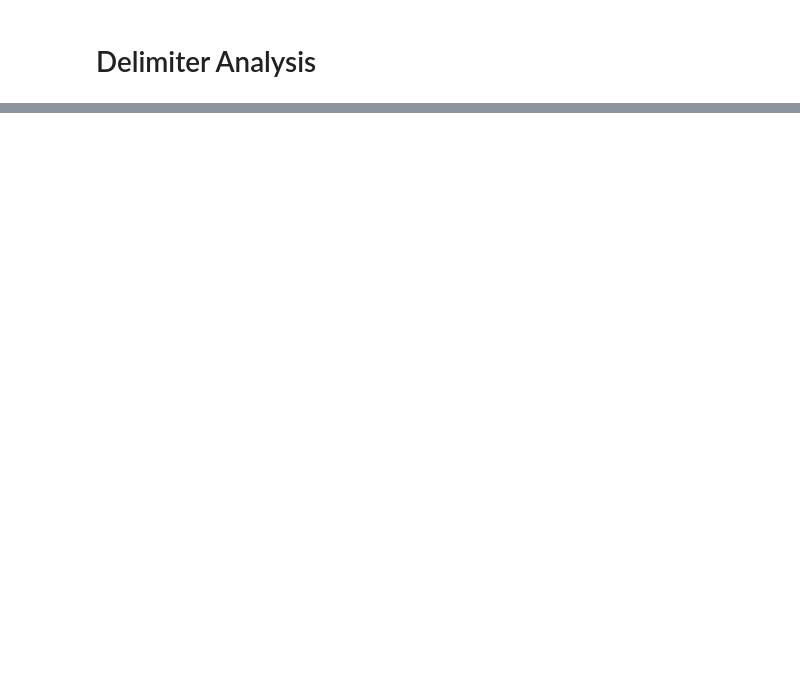
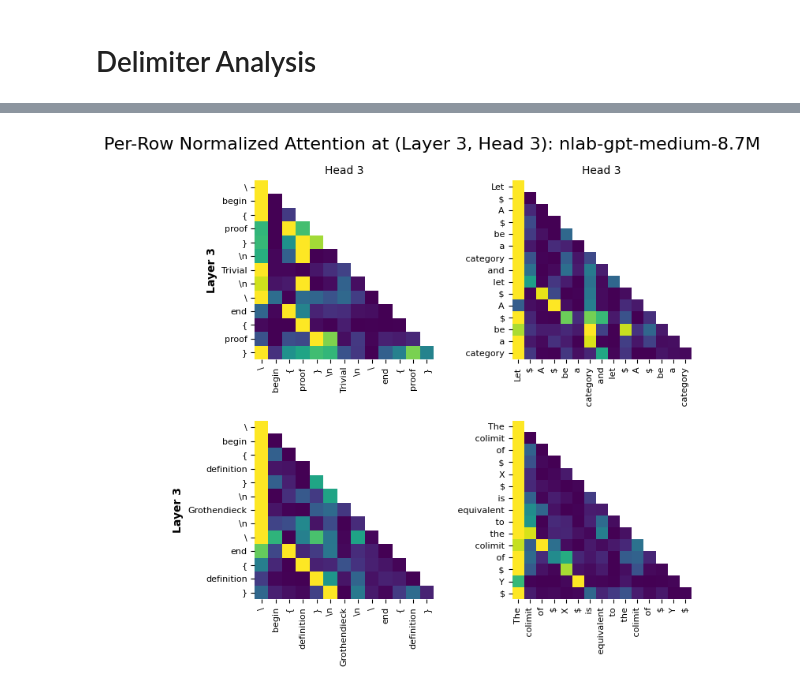
Before and after one commit to mjub/transformer-from-scratch, a Jupyter notebook: notebooks/delimiter-analysis.ipynb, the cells around one changed output, grey strips where cells are left out. Drawn from its saved outputs; the diff is of its cells as text; code cells hidden in the pictures; blank space fills up the shorter version.

```diff
--- a/notebooks/delimiter-analysis.ipynb
+++ b/notebooks/delimiter-analysis.ipynb
@@ -352,0 +362,87 @@ plt.show()
+# %%
+TEXT = [
+    "\\begin{proof}\nTrivial\n\\end{proof}",
+    "Let $A$ be a category and let $A$ be a category",
+    "\\begin{definition}\nGrothendieck\n\\end{definition}",
+    "The colimit of $X$ is equivalent to the colimit of $Y$",
+]
+
+input_ids = [run_base.tokenizer.encode(t).ids for t in TEXT]
+labels = [
+    [
+        repr(run_base.tokenizer.decode([token]))[1:-1].replace("\\\\", "\\")
+        for token in t
+    ]
+    for t in input_ids
+]
+# %%
+fig, axes = plt.subplots(ncols=2, nrows=2, figsize=(7, 7))
+
+
+for n, i, l in zip(range(len(TEXT)), input_ids, labels):
+
+    ax = axes[n // 2][n % 2]
+
+    def attention_callback(layer, head, attn_weights):
+        if layer != 3 or head != 3:
+            return
+        # We assume there's only one batch
+        attn_weights = attn_weights[0, :, :]
+        T = attn_weights.shape[0]
+        future_mask = np.triu(np.ones((T, T), dtype=bool), k=1)
+        A_masked = np.ma.array(attn_weights, mask=future_mask)
+
+        row_min = A_masked.min(axis=1, keepdims=True)
+        row_max = A_masked.max(axis=1, keepdims=True)
+
+        den_data = (row_max - row_min).filled(0.0)
+        zero_variance_rows = (den_data < 1e-9).flatten()
+
+        den_data[zero_variance_rows] = 1.0
+        normalized = (A_masked - row_min) / den_data
+
+        if np.any(zero_variance_rows):
+            normalized[zero_variance_rows] = 1.0
+        normalized.mask = future_mask
+
+        ax.imshow(
+            normalized,
+            aspect="equal",
+            cmap="viridis",
+            interpolation="nearest",
+            origin="upper",
+        )
+
+        ax.set_xticks(range(len(l)))
+        ax.set_yticks(range(len(l)))
+
+        ax.set_xticklabels(l, rotation=90, fontsize=8)
+        ax.set_yticklabels(l, fontsize=8)
+
+        if n % 2 == 0:
+            ax.set_ylabel(f"Layer {layer}", fontsize=10, fontweight="bold")
+        if n // 2 == 0:
+            ax.set_title(f"Head {head}", fontsize=10)
+
+        for spine in ax.spines.values():
+            spine.set_visible(False)
+
+    with torch.no_grad():
+        run_base.model(
+            torch.tensor([i], device=device),
+            attention_callback=attention_callback,
+        )
+
+plt.suptitle(
+    f"Per-Row Normalized Attention at (Layer 3, Head 3): {run_base.name[:-9]}",
+    fontsize=16,
+)
+plt.tight_layout()
+plt.savefig(
+    f"../assets/attention-layer-3-head-3-{run_base.name[:-9]}.png",
+    dpi=300,
+    bbox_inches="tight",
+)
+plt.show()
+# %% [output]
+[figure, added]
```
Also changed, not shown: parts of 8 cells of this notebook, 12 other files.
